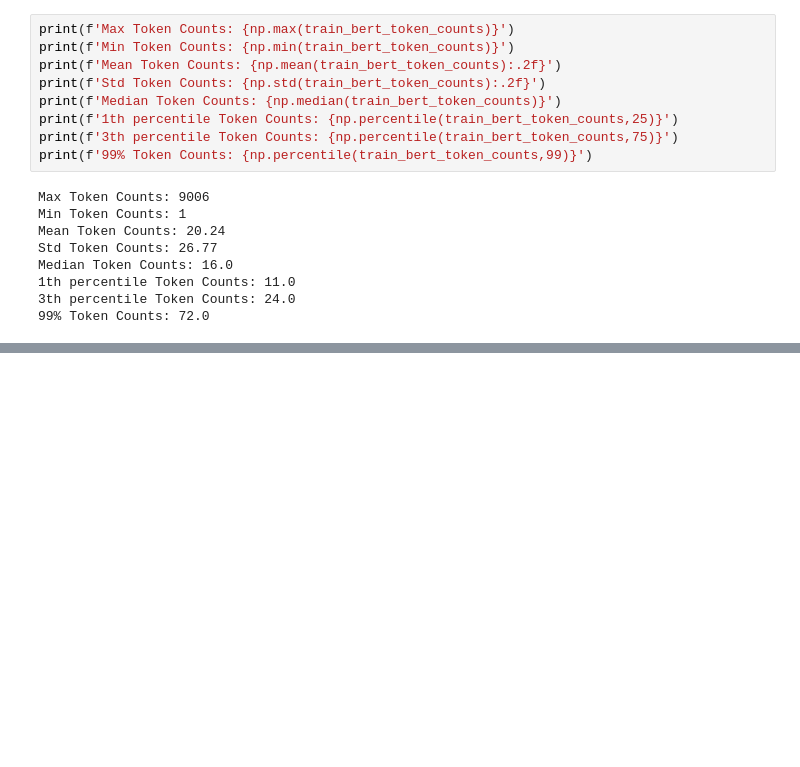
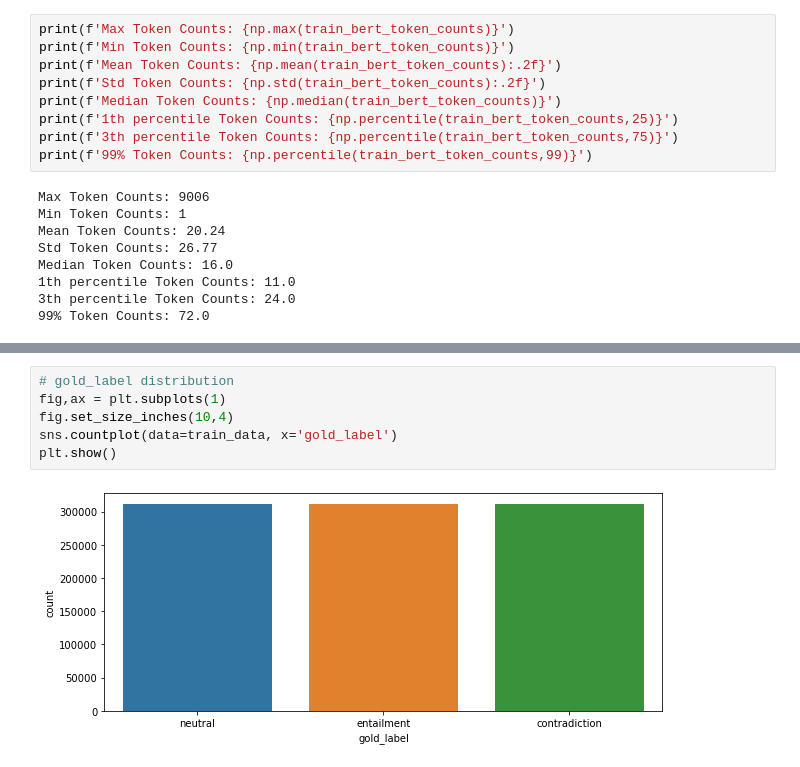
Before and after one commit to hectic97/Huggingface-Transformer-BERT-GPT, a Jupyter notebook: bert-natural-language-inference-kornli.ipynb, the cells around one changed output, grey strips where cells are left out. Saved outputs shown, nothing was run; the diff lists cells and outputs as text; blank space fills up the shorter version.

```diff
--- a/bert-natural-language-inference-kornli.ipynb
+++ b/bert-natural-language-inference-kornli.ipynb
@@ -172,0 +182,8 @@ from wordcloud import WordCloud
+# %%
+# gold_label distribution
+fig,ax = plt.subplots(1)
+fig.set_size_inches(10,4)
+sns.countplot(data=train_data, x='gold_label')
+plt.show()
+# %% [output]
+[figure, added]
```
Also changed, not shown: parts of 13 cells of this notebook.
